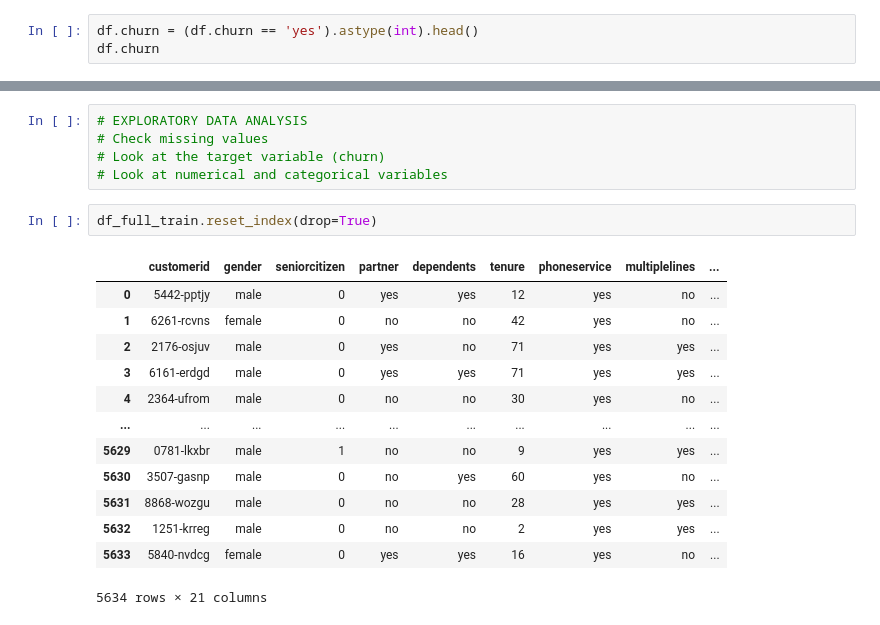
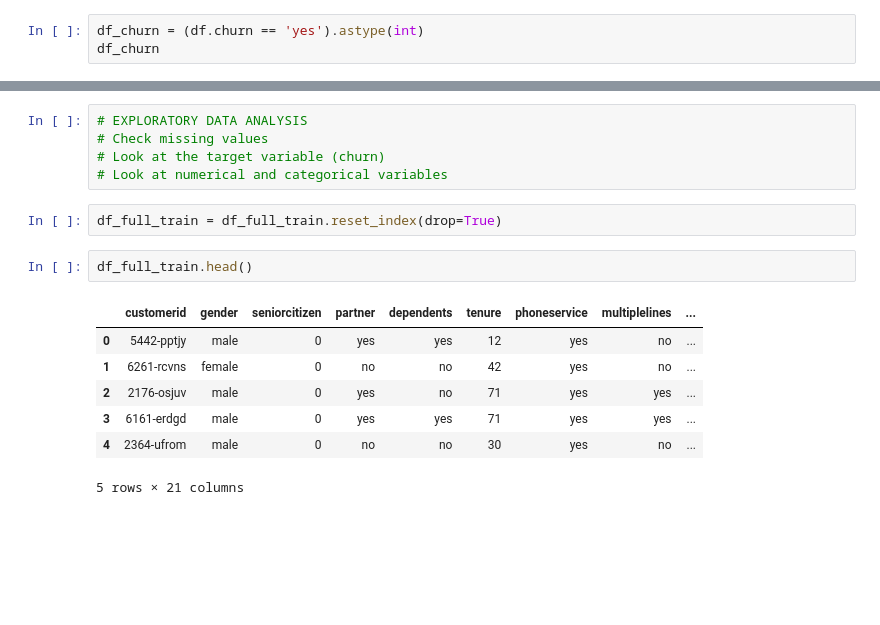
Before and after one commit to engseedorf/Machine-Learning-Zoomcamp, a Jupyter notebook: 03_ChurnProject.ipynb, the cells around one changed output, grey strips where cells are left out. Drawn from its saved outputs; the diff is of its cells as text; blank space fills up the shorter version.

```diff
--- a/03_ChurnProject.ipynb
+++ b/03_ChurnProject.ipynb
@@ -133,4 +153,4 @@ Name: churn, dtype: object
 # %%
-df.churn = (df.churn == 'yes').astype(int).head()
-df.churn
+df_churn = (df.churn == 'yes').astype(int)
+df_churn
 # %% [output]
@@ -196,21 +205,17 @@ del df_test['churn']
 # Look at the target variable (churn)
 # Look at numerical and categorical variables
 # %%
-df_full_train.reset_index(drop=True)
+df_full_train = df_full_train.reset_index(drop=True)
-# %% [output]
-|  | customerid | gender | seniorcitizen | partner | dependents | tenure | phoneservice | multiplelines | ... |
-| 0 | 5442-pptjy | male | 0 | yes | yes | 12 | yes | no | ... |
-| 1 | 6261-rcvns | female | 0 | no | no | 42 | yes | no | ... |
-| 2 | 2176-osjuv | male | 0 | yes | no | 71 | yes | yes | ... |
-| 3 | 6161-erdgd | male | 0 | yes | yes | 71 | yes | yes | ... |
-| 4 | 2364-ufrom | male | 0 | no | no | 30 | yes | no | ... |
-| ... | ... | ... | ... | ... | ... | ... | ... | ... | ... |
-| 5629 | 0781-lkxbr | male | 1 | no | no | 9 | yes | yes | ... |
-| 5630 | 3507-gasnp | male | 0 | no | yes | 60 | yes | no | ... |
-| 5631 | 8868-wozgu | male | 0 | no | no | 28 | yes | yes | ... |
-| 5632 | 1251-krreg | male | 0 | no | no | 2 | yes | yes | ... |
-| 5633 | 5840-nvdcg | female | 0 | yes | yes | 16 | yes | no | ... |
-5634 rows × 21 columns
+# %%
+df_full_train.head()
+# %% [output]
+|  | customerid | gender | seniorcitizen | partner | dependents | tenure | phoneservice | multiplelines | ... |
+| 0 | 5442-pptjy | male | 0 | yes | yes | 12 | yes | no | ... |
+| 1 | 6261-rcvns | female | 0 | no | no | 42 | yes | no | ... |
+| 2 | 2176-osjuv | male | 0 | yes | no | 71 | yes | yes | ... |
+| 3 | 6161-erdgd | male | 0 | yes | yes | 71 | yes | yes | ... |
+| 4 | 2364-ufrom | male | 0 | no | no | 30 | yes | no | ... |
+5 rows × 21 columns
 # %%
 df_full_train.isnull().sum()
 # %% [output]
```
Also changed, not shown: parts of 32 cells of this notebook.
